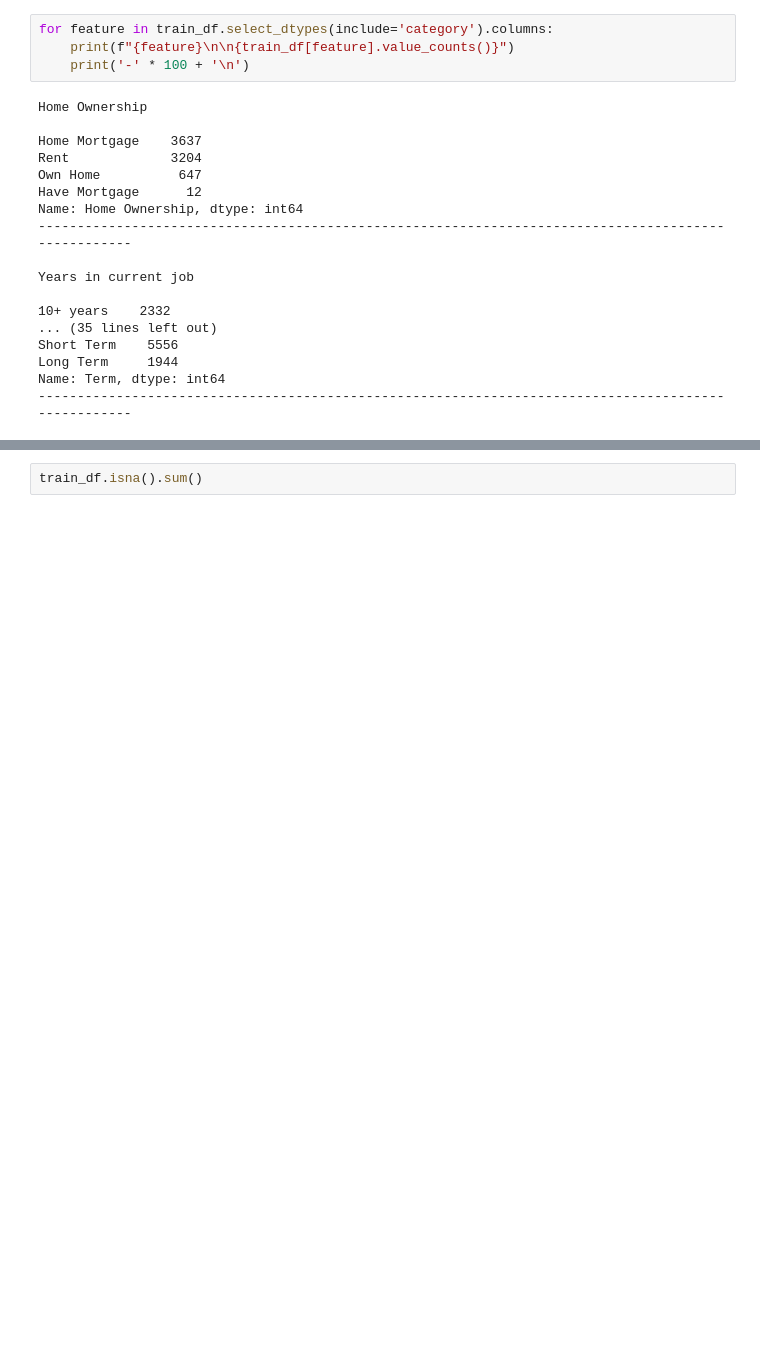
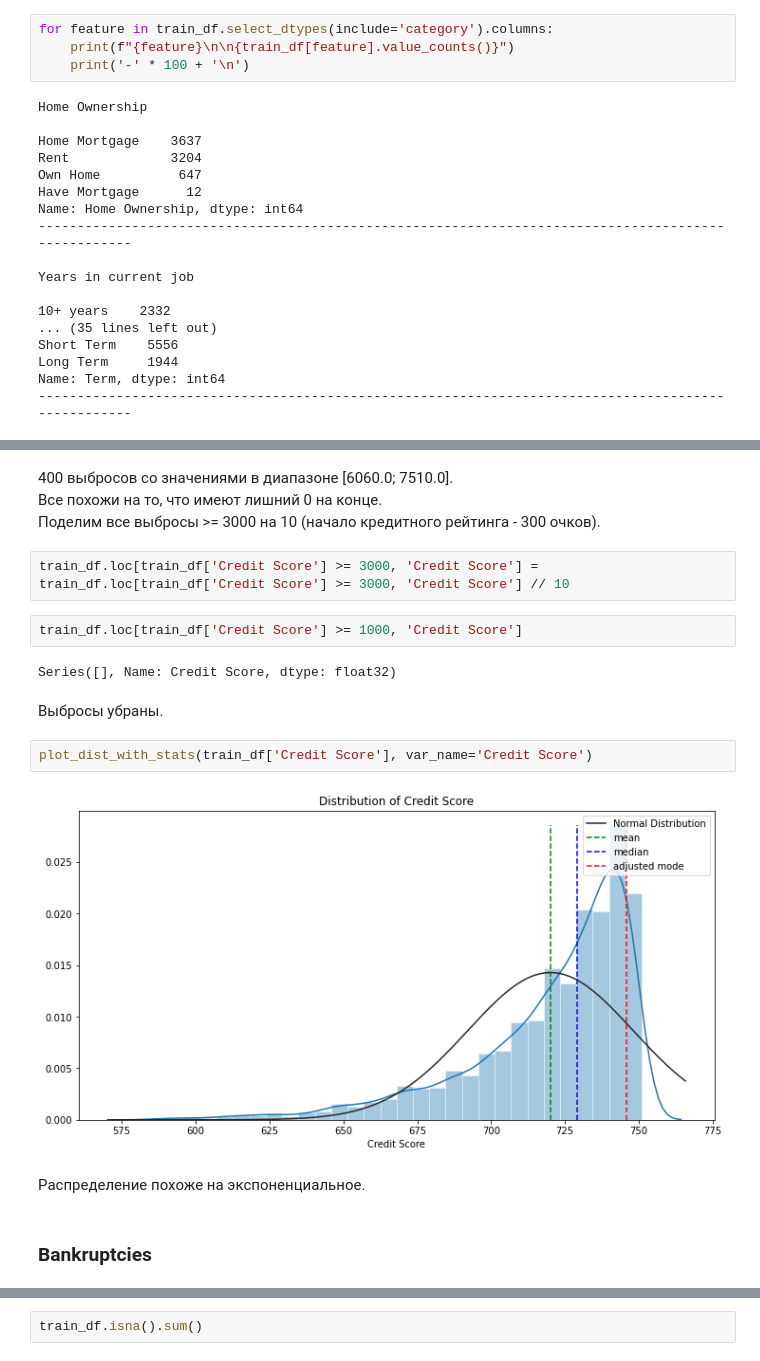
Before and after one commit to shatandv/GB_Python_DS_Libs_Contd_2020_09_17, a Jupyter notebook: course_project/AShataev_solution.ipynb, the cells around one changed output, grey strips where cells are left out. Drawn from its saved outputs; the diff is of its cells as text; blank space fills up the shorter version.

```diff
--- a/course_project/AShataev_solution.ipynb
+++ b/course_project/AShataev_solution.ipynb
@@ -359,0 +510,20 @@ Name: Term, dtype: int64
+# %% [markdown]
+400 выбросов со значениями в диапазоне [6060.0; 7510.0].\
+Все похожи на то, что имеют лишний 0 на конце.\
+Поделим все выбросы >= 3000 на 10 (начало кредитного рейтинга - 300 очков).
+# %%
+train_df.loc[train_df['Credit Score'] >= 3000, 'Credit Score'] = train_df.loc[train_df['Credit Score'] >= 3000, 'Credit Score'] // 10
+# %%
+train_df.loc[train_df['Credit Score'] >= 1000, 'Credit Score']
+# %% [output]
+Series([], Name: Credit Score, dtype: float32)
+# %% [markdown]
+Выбросы убраны.
+# %%
+plot_dist_with_stats(train_df['Credit Score'], var_name='Credit Score')
+# %% [output]
+[figure, added]
+# %% [markdown]
+Распределение похоже на экспоненциальное.
+# %% [markdown]
+### Bankruptcies
```
Also changed, not shown: parts of 31 cells of this notebook, 2 other files.
